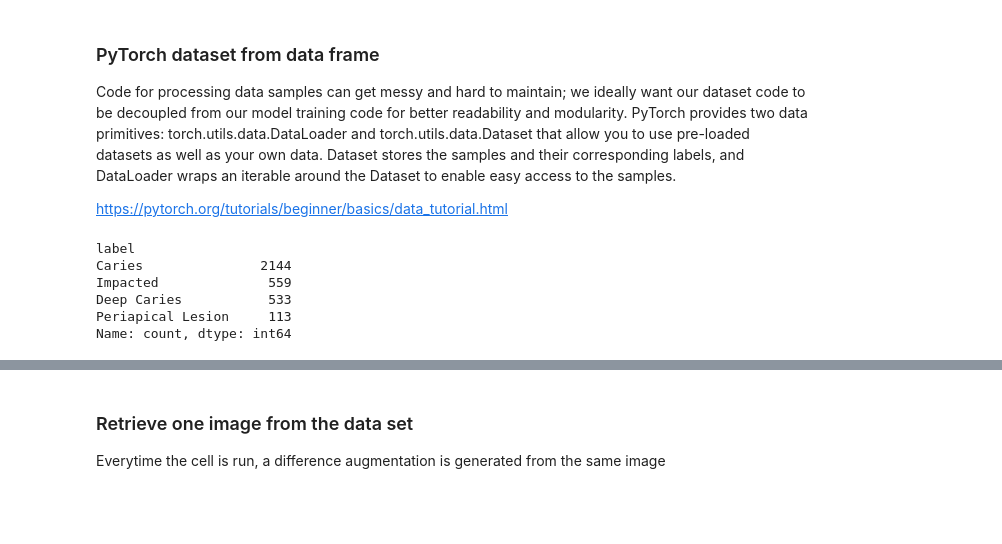
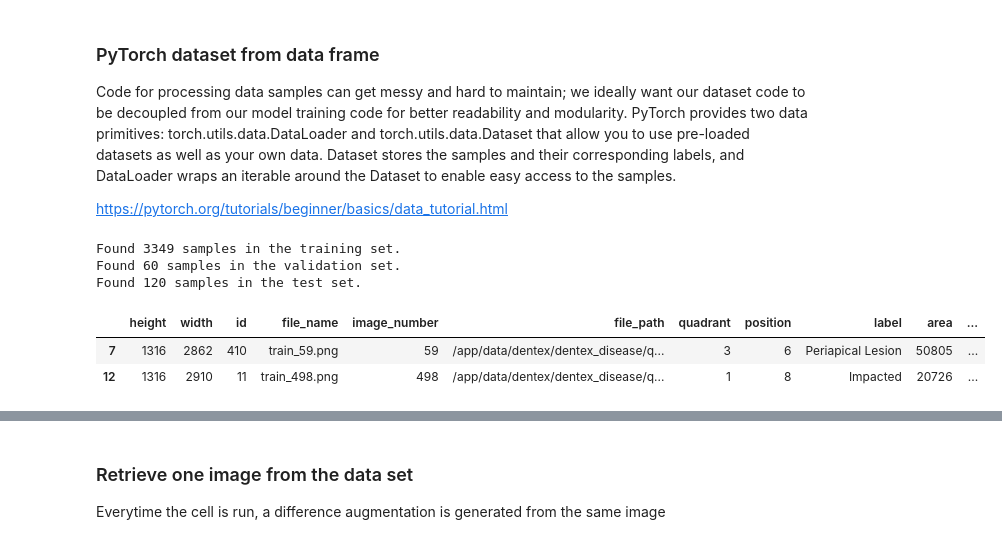
Before and after one commit to ccb-hms/computervision, a Jupyter notebook: notebooks/5_Dataloaders.ipynb, the cells around one changed output, grey strips where cells are left out. Drawn from its saved outputs; the diff is of its cells as text; code cells hidden in the pictures; blank space fills up the shorter version.

```diff
--- a/notebooks/5_Dataloaders.ipynb
+++ b/notebooks/5_Dataloaders.ipynb
@@ -118,19 +116,21 @@ val_tranform = alb.Compose([
 # %%
 # Select the training samples from our data frame
 train_df = data_df.loc[data_df['dataset']=='train']
-display(train_df['label'].value_counts())
+val_df = data_df.loc[data_df['dataset']=='val']
+test_df = data_df.loc[data_df['dataset']=='test']
 
-# Create a PyTorch dataset
-train_set = DatasetFromDF(data=train_df,
-                          file_col='box_file',
-                          label_col='cl',
-                          max_image_size=max_im_size,
-                          transform=train_transform,
-                          validate=True)
+train_samples = sorted(list(train_df['box_name'].unique()))
+print(f'Found {len(train_samples)} samples in the training set.')
+val_samples = sorted(list(val_df['box_name'].unique()))
+print(f'Found {len(val_samples)} samples in the validation set.')
+test_samples = sorted(list(test_df['box_name'].unique()))
+print(f'Found {len(test_samples)} samples in the test set.')
+print()
+display(test_df.head(2))
 # %% [output]
-label
-Caries               2144
-Impacted              559
-Deep Caries           533
-Periapical Lesion     113
-Name: count, dtype: int64
+Found 3349 samples in the training set.
+Found 60 samples in the validation set.
+Found 120 samples in the test set.
+|  | height | width | id | file_name | image_number | file_path | quadrant | position | label | area | ... |
+| 7 | 1316 | 2862 | 410 | train_59.png | 59 | /app/data/dentex/dentex_disease/q... | 3 | 6 | Periapical Lesion | 50805 | ... |
+| 12 | 1316 | 2910 | 11 | train_498.png | 498 | /app/data/dentex/dentex_disease/q... | 1 | 8 | Impacted | 20726 | ... |
```
Also changed, not shown: parts of 8 cells of this notebook, 4 other files.
